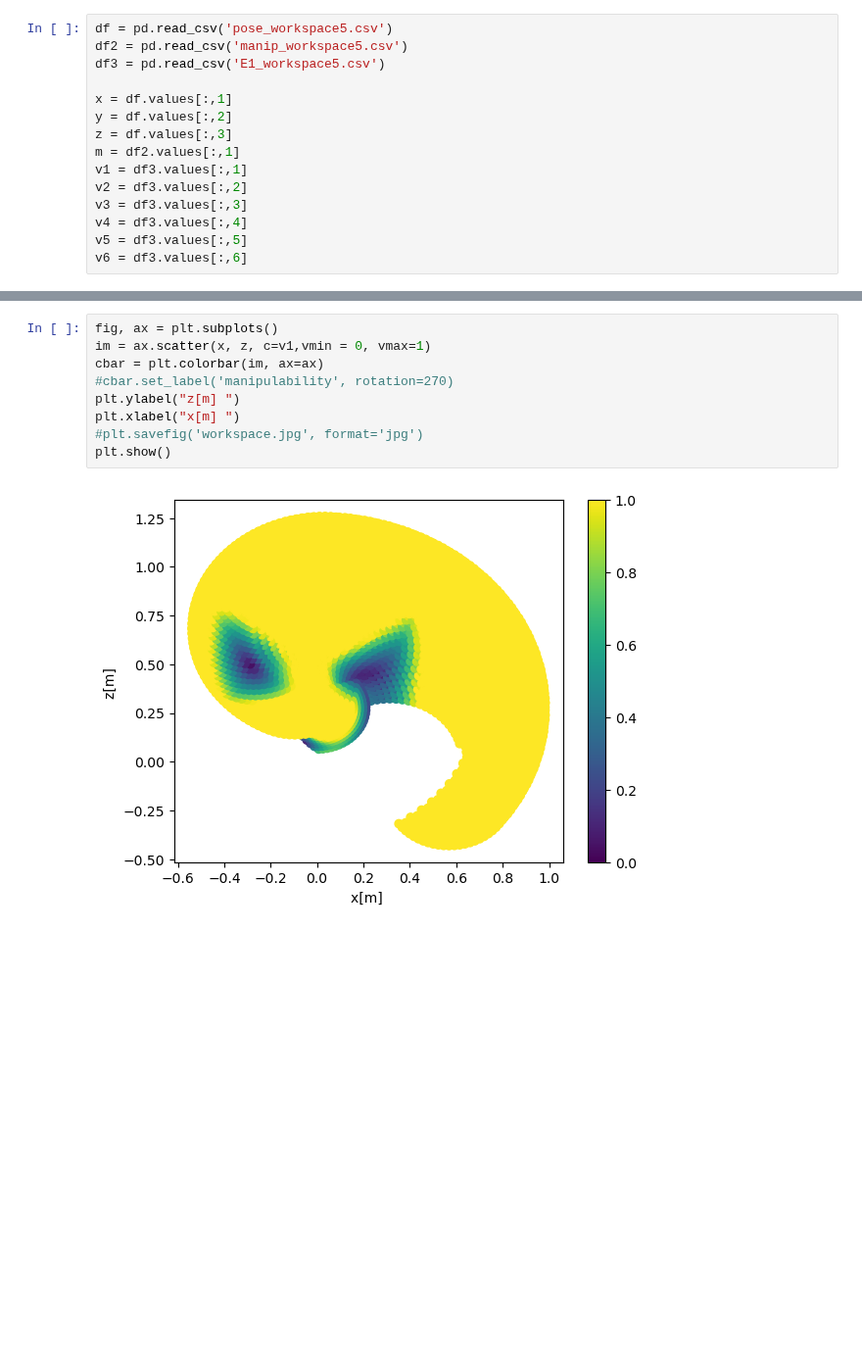
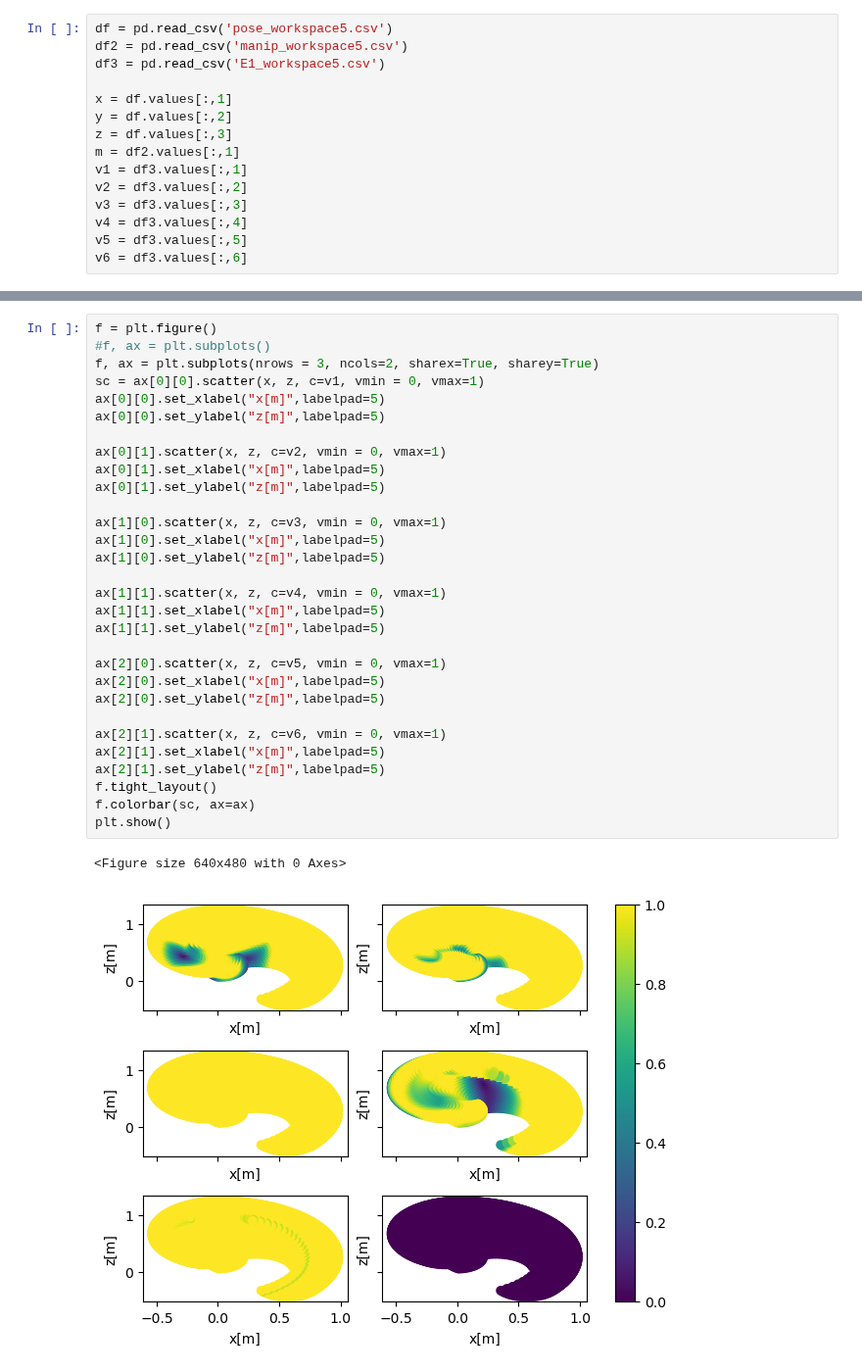
Before and after one commit to Betancourt20/Pinocchio_examples, a Jupyter notebook: Workspace_graphs.ipynb, the cells around one changed output, grey strips where cells are left out. Shown at 98% size. Saved outputs shown, nothing was run; the diff lists cells and outputs as text; blank space fills up the shorter version.

```diff
--- a/Workspace_graphs.ipynb
+++ b/Workspace_graphs.ipynb
@@ -31,11 +29,33 @@ plt.show()
-# %%
-fig, ax = plt.subplots()
-im = ax.scatter(x, z, c=v1,vmin = 0, vmax=1)
-cbar = plt.colorbar(im, ax=ax)
-#cbar.set_label('manipulability', rotation=270)
-plt.ylabel("z[m] ")
-plt.xlabel("x[m] ")
-#plt.savefig('workspace.jpg', format='jpg')
-plt.show()
-# %% [output]
-[figure, removed]
+# %%
+f = plt.figure()
+#f, ax = plt.subplots()
+f, ax = plt.subplots(nrows = 3, ncols=2, sharex=True, sharey=True)
+sc = ax[0][0].scatter(x, z, c=v1, vmin = 0, vmax=1)
+ax[0][0].set_xlabel("x[m]",labelpad=5)
+ax[0][0].set_ylabel("z[m]",labelpad=5)
+
+ax[0][1].scatter(x, z, c=v2, vmin = 0, vmax=1)
+ax[0][1].set_xlabel("x[m]",labelpad=5)
+ax[0][1].set_ylabel("z[m]",labelpad=5)
+
+ax[1][0].scatter(x, z, c=v3, vmin = 0, vmax=1)
+ax[1][0].set_xlabel("x[m]",labelpad=5)
+ax[1][0].set_ylabel("z[m]",labelpad=5)
+
+ax[1][1].scatter(x, z, c=v4, vmin = 0, vmax=1)
+ax[1][1].set_xlabel("x[m]",labelpad=5)
+ax[1][1].set_ylabel("z[m]",labelpad=5)
+
+ax[2][0].scatter(x, z, c=v5, vmin = 0, vmax=1)
+ax[2][0].set_xlabel("x[m]",labelpad=5)
+ax[2][0].set_ylabel("z[m]",labelpad=5)
+
+ax[2][1].scatter(x, z, c=v6, vmin = 0, vmax=1)
+ax[2][1].set_xlabel("x[m]",labelpad=5)
+ax[2][1].set_ylabel("z[m]",labelpad=5)
+f.tight_layout()
+f.colorbar(sc, ax=ax)
+plt.show()
+# %% [output]
+<Figure size 640x480 with 0 Axes>
+[figure, added]
```
Also changed, not shown: parts of 1 cell of this notebook, 1 other file.
